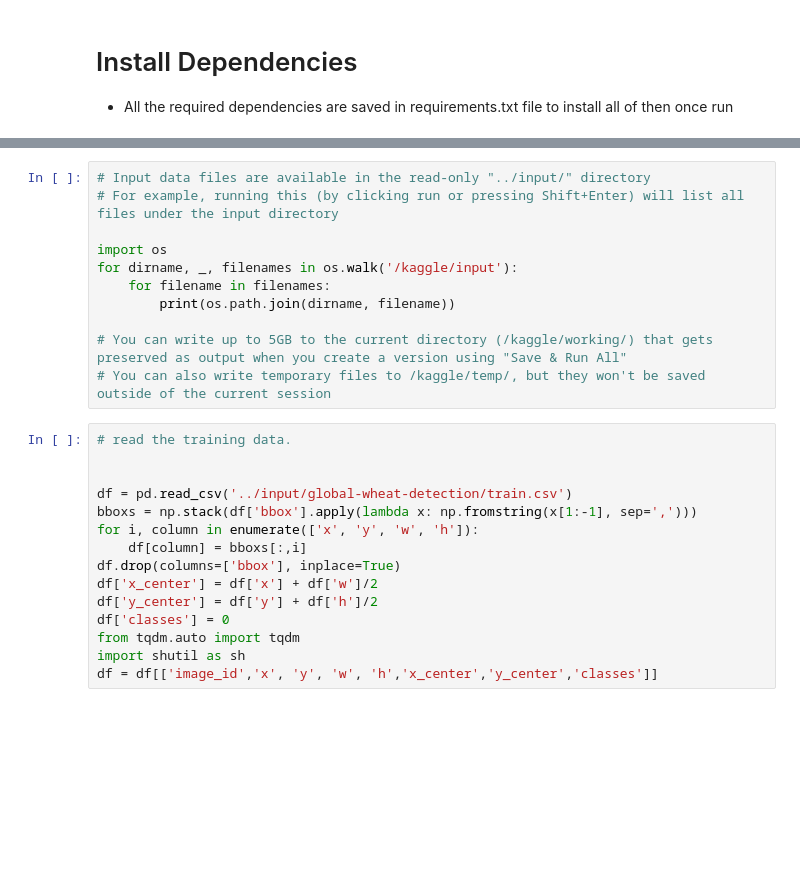
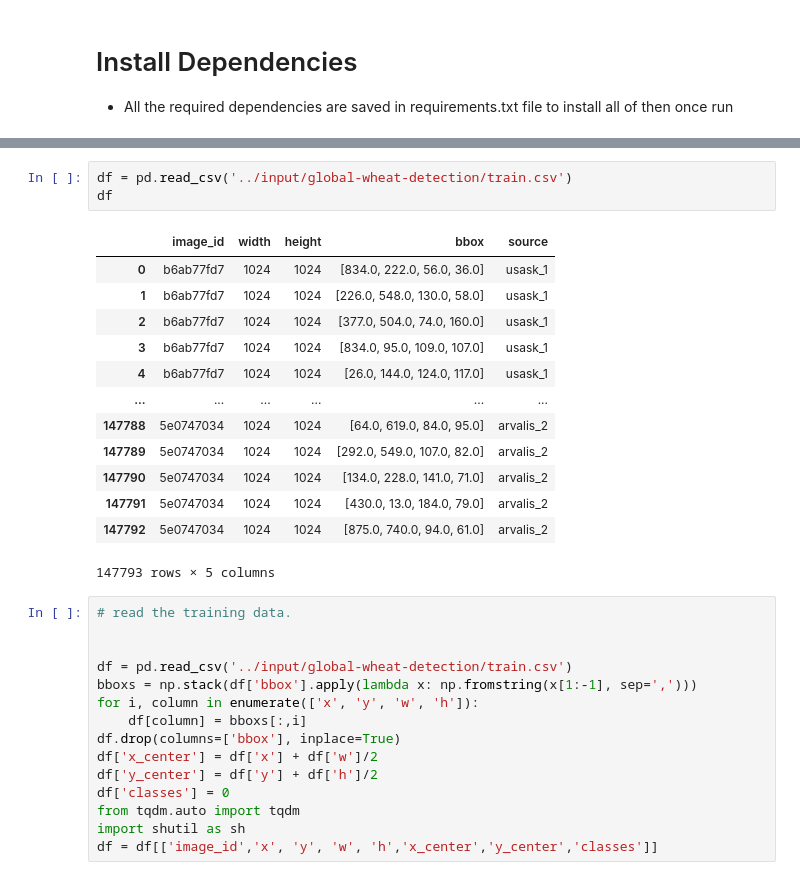
Before and after one commit to njoysubho/datascience, a Jupyter notebook: gettingstarted-with-yolov5-global-wheat-detection.ipynb, the cells around one changed output, grey strips where cells are left out. Drawn from its saved outputs; the diff is of its cells as text; blank space fills up the shorter version.

Commit message:
data generation

```diff
--- a/gettingstarted-with-yolov5-global-wheat-detection.ipynb
+++ b/gettingstarted-with-yolov5-global-wheat-detection.ipynb
@@ -150,14 +196,20 @@ In your notebook, see:
-# %%
-# Input data files are available in the read-only "../input/" directory
-# For example, running this (by clicking run or pressing Shift+Enter) will list all files under the input directory
-
-import os
-for dirname, _, filenames in os.walk('/kaggle/input'):
-    for filename in filenames:
-        print(os.path.join(dirname, filename))
-
-# You can write up to 5GB to the current directory (/kaggle/working/) that gets preserved as output when you create a version using "Save & Run All"
-# You can also write temporary files to /kaggle/temp/, but they won't be saved outside of the current session
+# %%
+df = pd.read_csv('../input/global-wheat-detection/train.csv')
+df
+# %% [output]
+|  | image_id | width | height | bbox | source |
+| 0 | b6ab77fd7 | 1024 | 1024 | [834.0, 222.0, 56.0, 36.0] | usask_1 |
+| 1 | b6ab77fd7 | 1024 | 1024 | [226.0, 548.0, 130.0, 58.0] | usask_1 |
+| 2 | b6ab77fd7 | 1024 | 1024 | [377.0, 504.0, 74.0, 160.0] | usask_1 |
+| 3 | b6ab77fd7 | 1024 | 1024 | [834.0, 95.0, 109.0, 107.0] | usask_1 |
+| 4 | b6ab77fd7 | 1024 | 1024 | [26.0, 144.0, 124.0, 117.0] | usask_1 |
+| ... | ... | ... | ... | ... | ... |
+| 147788 | 5e0747034 | 1024 | 1024 | [64.0, 619.0, 84.0, 95.0] | arvalis_2 |
+| 147789 | 5e0747034 | 1024 | 1024 | [292.0, 549.0, 107.0, 82.0] | arvalis_2 |
+| 147790 | 5e0747034 | 1024 | 1024 | [134.0, 228.0, 141.0, 71.0] | arvalis_2 |
+| 147791 | 5e0747034 | 1024 | 1024 | [430.0, 13.0, 184.0, 79.0] | arvalis_2 |
+| 147792 | 5e0747034 | 1024 | 1024 | [875.0, 740.0, 94.0, 61.0] | arvalis_2 |
+147793 rows × 5 columns
 # %%
 # read the training data.
 
```
Also changed, not shown: parts of 11 cells of this notebook.
